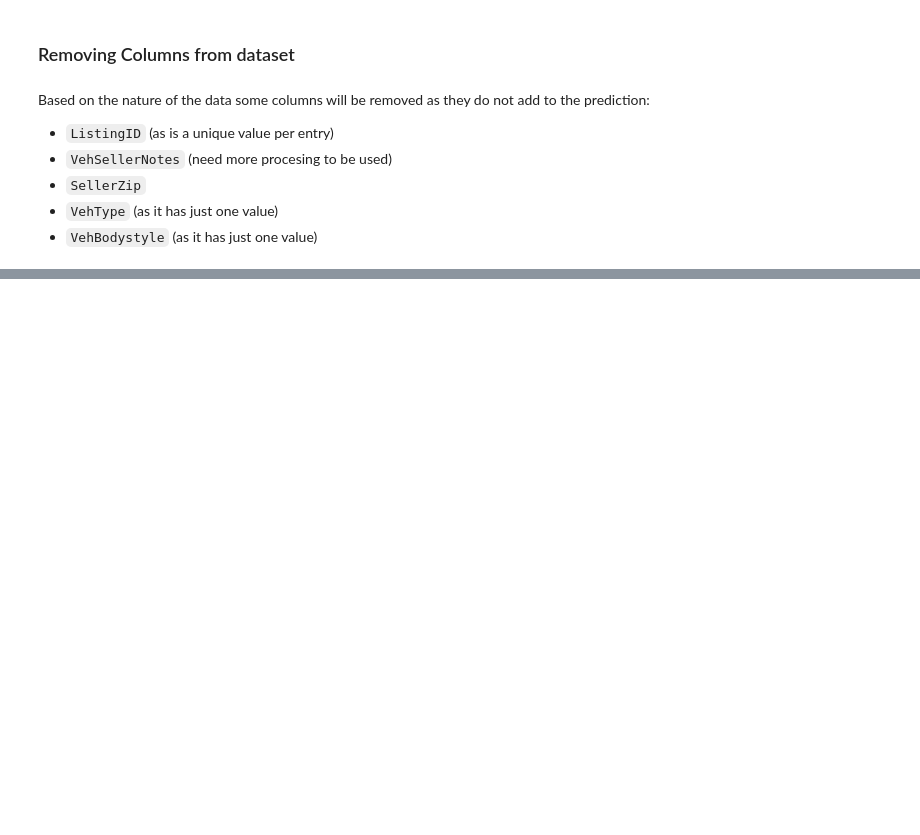
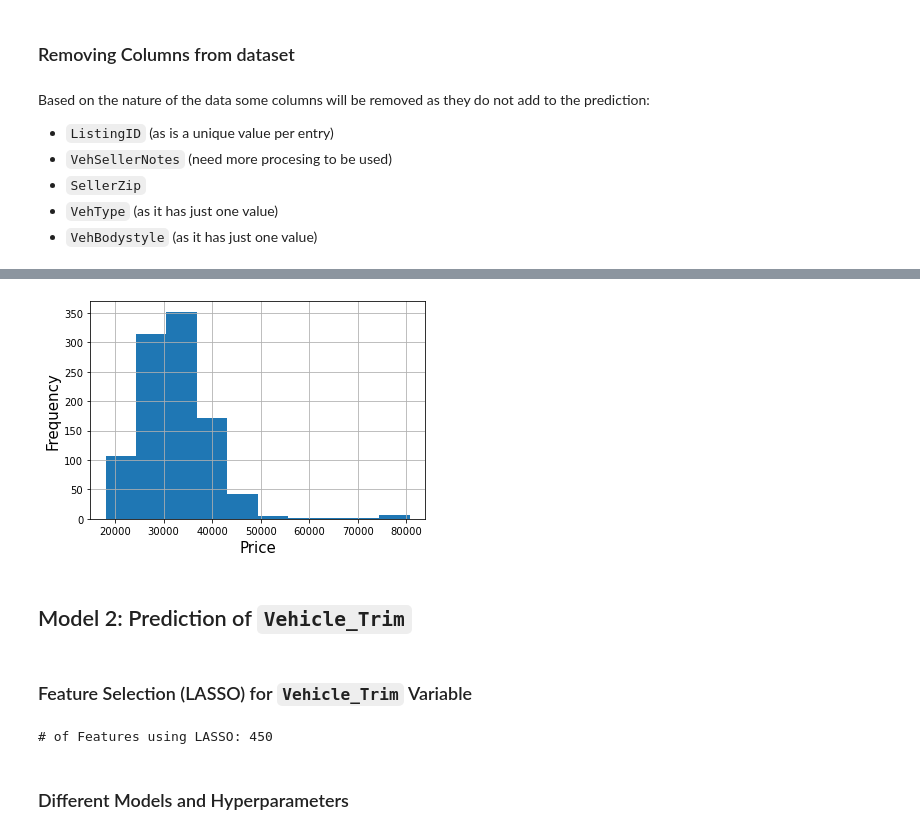
Before and after one commit to rodolfolermacontreras/Boeing_Assignment_2, a Jupyter notebook: Boeing_Assignment.ipynb, the cells around one changed output, grey strips where cells are left out. Saved outputs shown, nothing was run; the diff lists cells and outputs as text; code cells hidden in the pictures; blank space fills up the shorter version.

```diff
--- a/Boeing_Assignment.ipynb
+++ b/Boeing_Assignment.ipynb
@@ -289,0 +568,3 @@ test_columns_updated = test_data.columns.to_list()
+# %%
+lasso_features, len_lasso = feature_select_lasso(features, target_price, 2)
+print('# of Features using LASSO: ' + str(len_lasso))
@@ -289,0 +577,4 @@ test_columns_updated = test_data.columns.to_list()
+# %%
+from sklearn.model_selection import train_test_split
+lasso_variables = data[lasso_features]
+X_train, X_test, y_train, y_test = train_test_split(lasso_variables, target_price, test_size=0.20, random_state=42)
@@ -289,0 +657,23 @@ test_columns_updated = test_data.columns.to_list()
+# %%
+# Test Predictions
+lasso_variables_test = test_data[lasso_features]
+final_prediction_price = lassofinal.predict(lasso_variables_test)
+# %%
+plt.hist(final_prediction_price)
+plt.xlabel('Price', fontsize = 15)
+plt.ylabel('Frequency',fontsize = 15)
+plt.tick_params(axis="x", labelsize=10)
+plt.tick_params(axis="y", labelsize=10)
+plt.grid(True)
+plt.show()
+# %% [output]
+[figure, added]
+# %% [markdown]
+## Model 2: Prediction of `Vehicle_Trim`
+# %% [markdown]
+### Feature Selection (LASSO) for `Vehicle_Trim` Variable
+# %%
+lasso_features_trim, len_lasso_trim = feature_select_lasso(features, target_trim, 0.001)
+print('# of Features using LASSO: ' + str(len_lasso_trim))
+# %% [output]
+# of Features using LASSO: 450
@@ -289,0 +683,2 @@ test_columns_updated = test_data.columns.to_list()
+# %% [markdown]
+### Different Models and Hyperparameters
```
Also changed, not shown: parts of 74 cells of this notebook.
